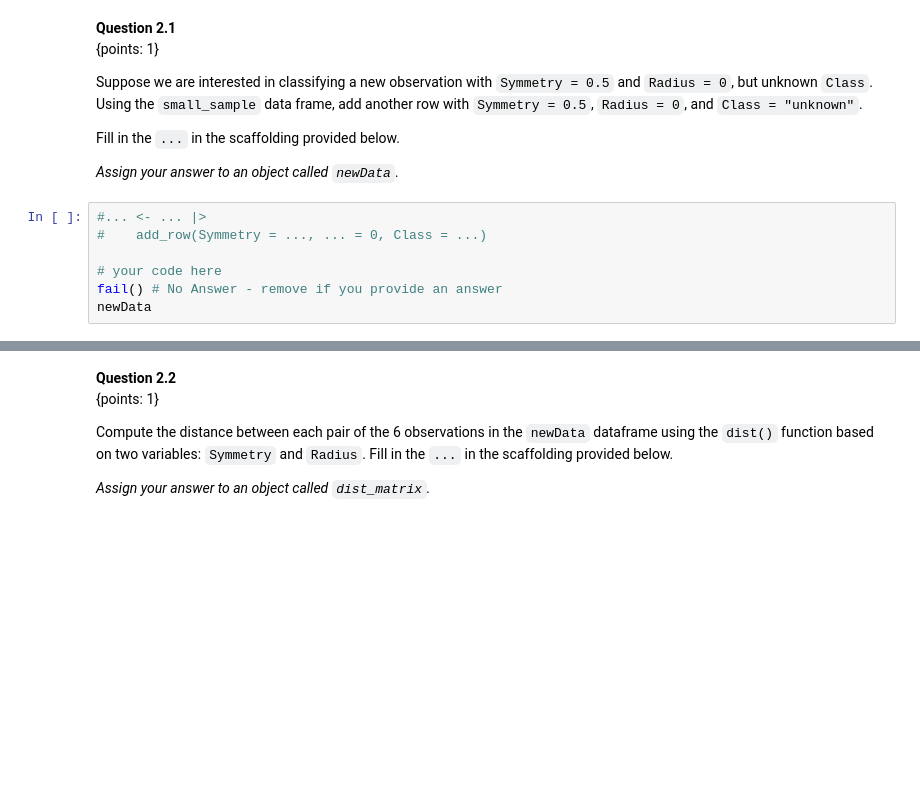
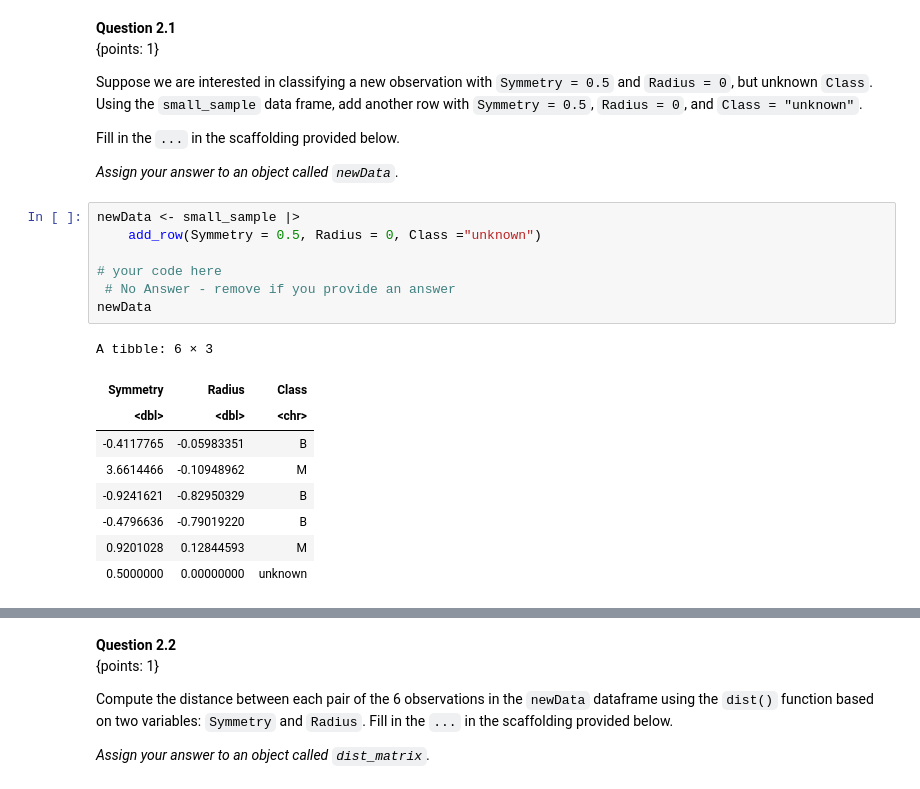
Before and after one commit to ca-vas/dsci-100-student, a Jupyter notebook: materials/R/worksheet_classification1/worksheet_classification1.ipynb, the cells around one changed output, grey strips where cells are left out. Drawn from its saved outputs; the diff is of its cells as text; blank space fills up the shorter version.

```diff
--- a/materials/R/worksheet_classification1/worksheet_classification1.ipynb
+++ b/materials/R/worksheet_classification1/worksheet_classification1.ipynb
@@ -570,12 +608,22 @@ Fill in the `...` in the scaffolding provided below.
 
 *Assign your answer to an object called `newData`.*
 # %%
-#... <- ... |>
-#    add_row(Symmetry = ..., ... = 0, Class = ...)
+newData <- small_sample |>
+    add_row(Symmetry = 0.5, Radius = 0, Class ="unknown")
 
 # your code here
-fail() # No Answer - remove if you provide an answer
+ # No Answer - remove if you provide an answer
 newData
+# %% [output]
+A tibble: 6 × 3
+| Symmetry | Radius | Class |
+| <dbl> | <dbl> | <chr> |
+| -0.4117765 | -0.05983351 | B |
+| 3.6614466 | -0.10948962 | M |
+| -0.9241621 | -0.82950329 | B |
+| -0.4796636 | -0.79019220 | B |
+| 0.9201028 | 0.12844593 | M |
+| 0.5000000 | 0.00000000 | unknown |
 # %%
 library(digest)
 stopifnot("newData should be a data frame"= setequal(digest(paste(toString('data.frame' %in% class(newData)), "a7ab9")), "7ef28986d350df664cb007805f1016ce"))
```
Also changed, not shown: parts of 56 cells of this notebook.
